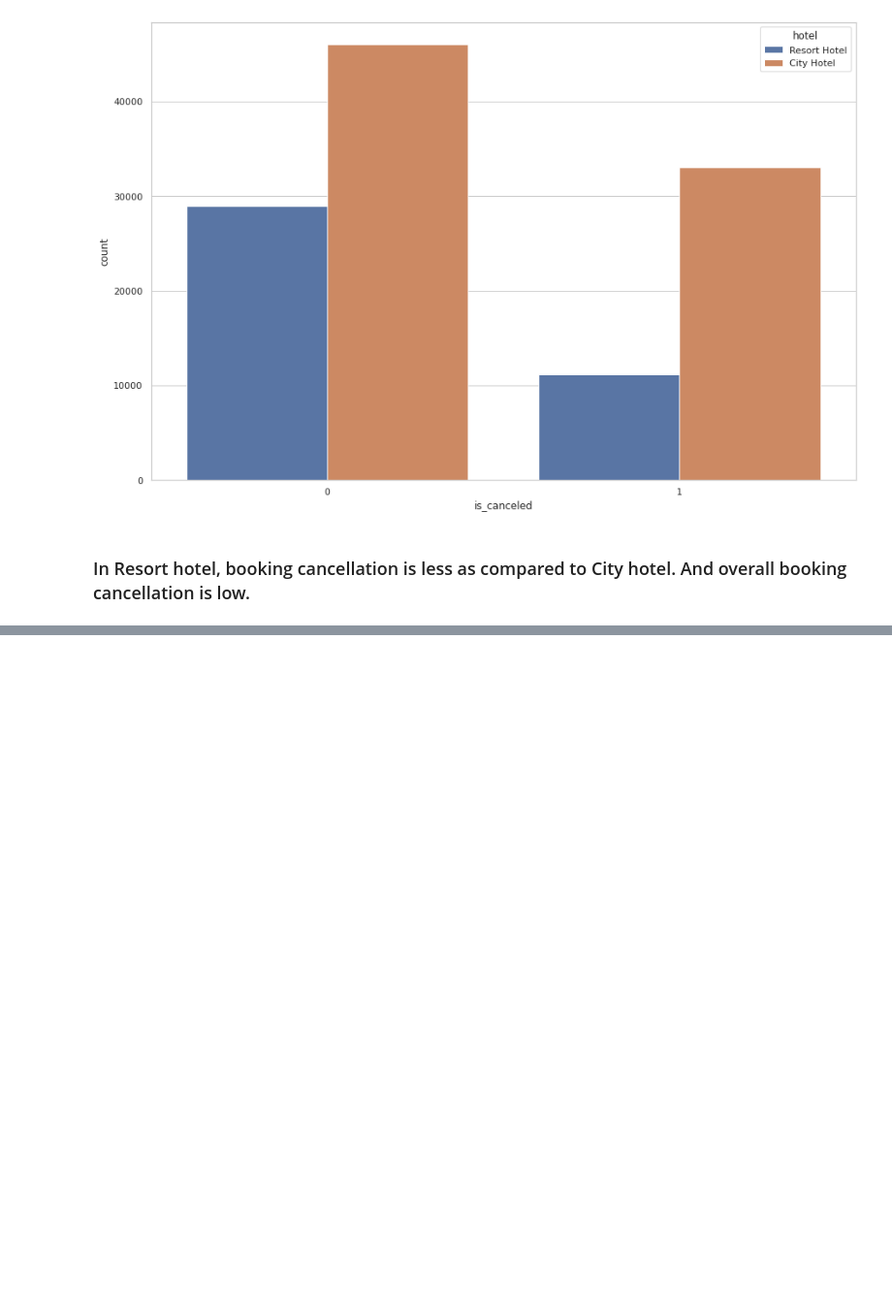
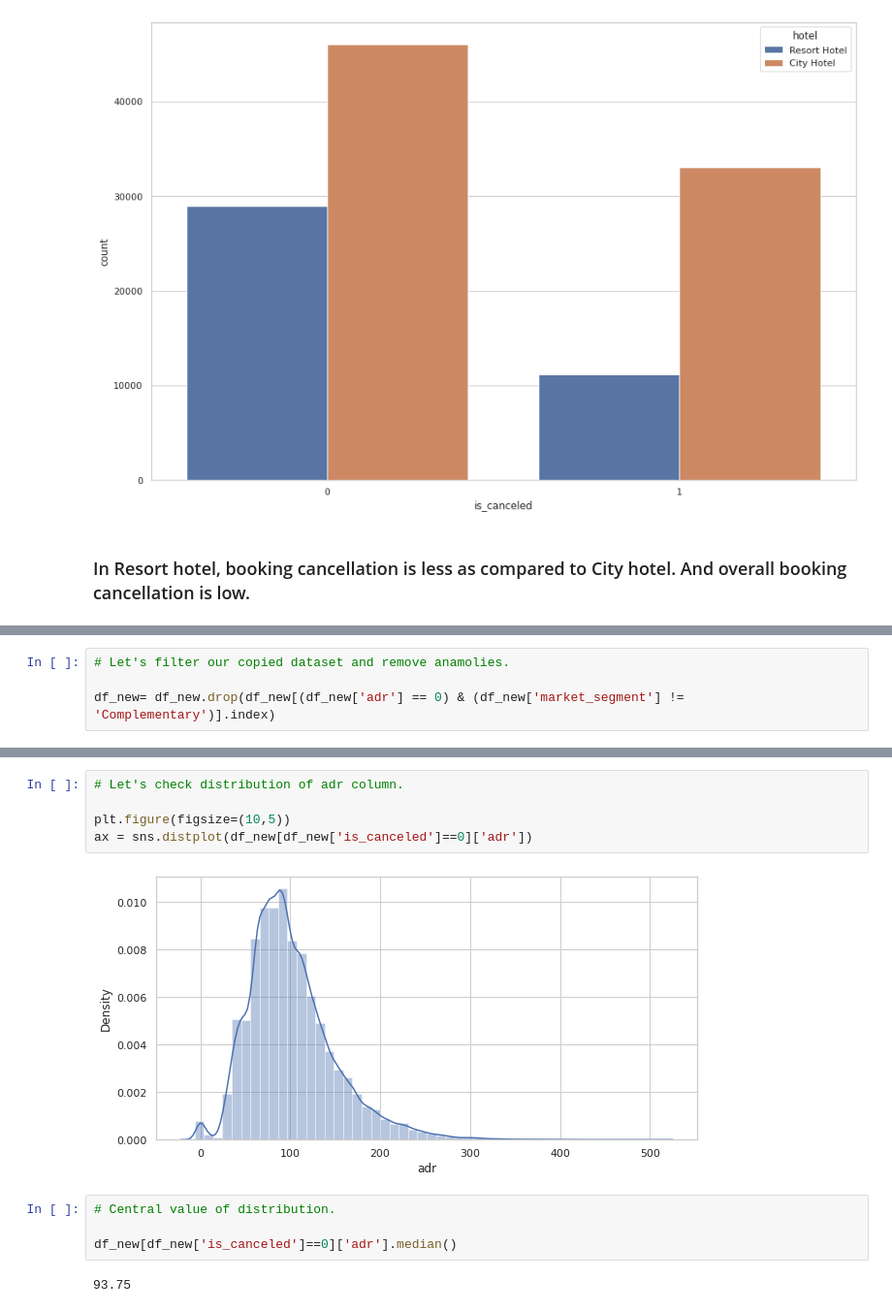
Before and after one commit to vickypandey07/Hotel-booking-analysis, a Jupyter notebook: Hotel_Booking_Analysis_Vikram_Pandey_Capstone_project_1.ipynb, the cells around one changed output, grey strips where cells are left out. Shown at 97% size. Cells and saved outputs as stored; diff of their text form; blank space fills up the shorter version.

```diff
--- a/Hotel_Booking_Analysis_Vikram_Pandey_Capstone_project_1.ipynb
+++ b/Hotel_Booking_Analysis_Vikram_Pandey_Capstone_project_1.ipynb
@@ -455,0 +500,4 @@ ax = sns.countplot(x="is_canceled", hue ='hotel',data=df_new)
+# %%
+# Let's filter our copied dataset and remove anamolies.
+
+df_new= df_new.drop(df_new[(df_new['adr'] == 0) & (df_new['market_segment'] != 'Complementary')].index)
@@ -455,0 +513,13 @@ ax = sns.countplot(x="is_canceled", hue ='hotel',data=df_new)
+# %%
+# Let's check distribution of adr column.
+
+plt.figure(figsize=(10,5))
+ax = sns.distplot(df_new[df_new['is_canceled']==0]['adr'])
+# %% [output]
+[figure, added]
+# %%
+# Central value of distribution.
+
+df_new[df_new['is_canceled']==0]['adr'].median()
+# %% [output]
+93.75
```
Also changed, not shown: parts of 19 cells of this notebook.
